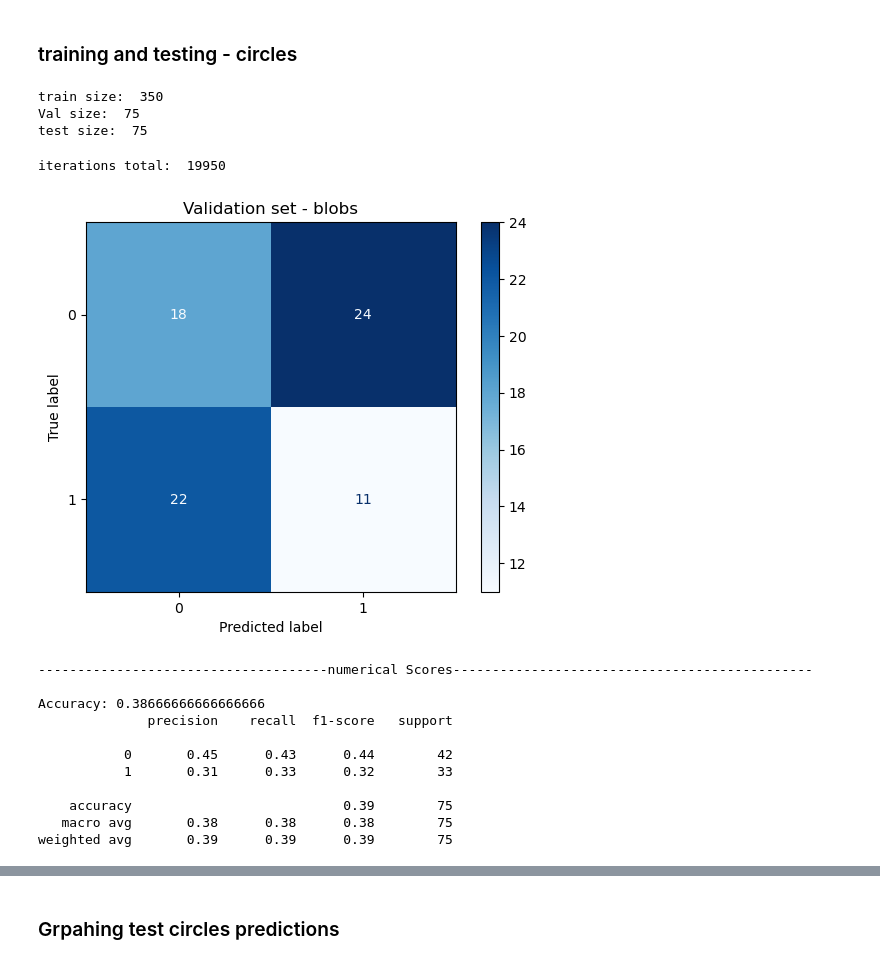
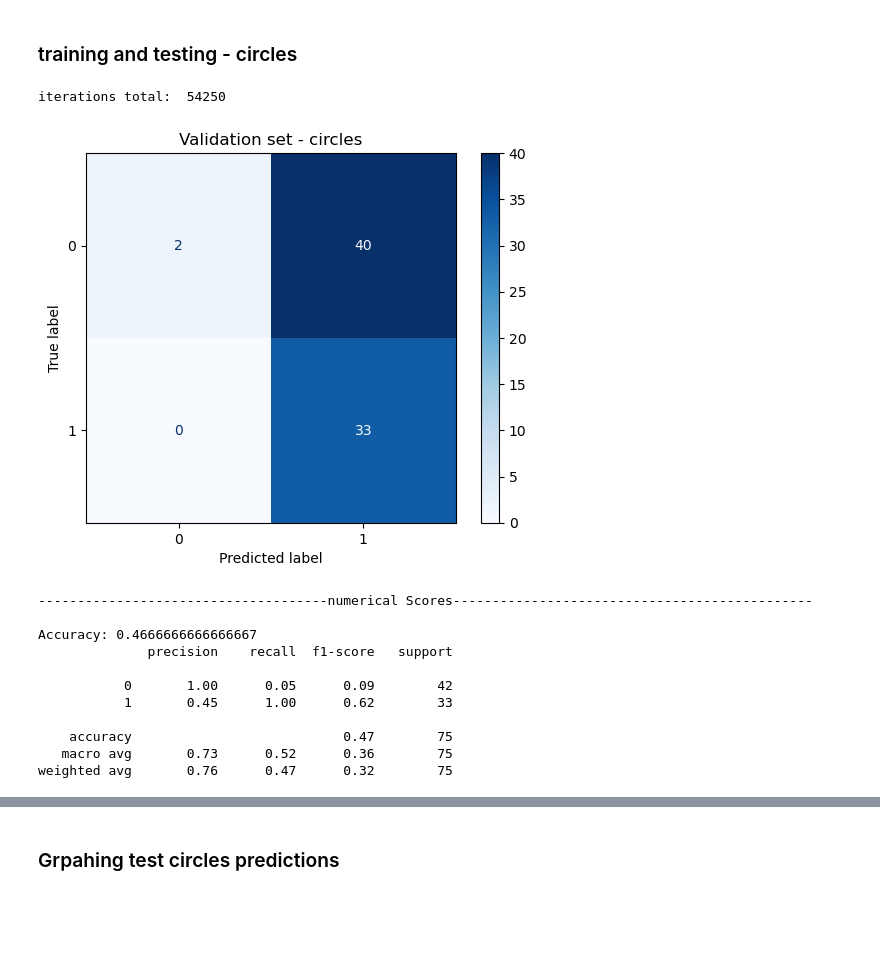
Before and after one commit to Liam-Caffrey/Coded-NN, a Jupyter notebook: deep learning/Assignment1_LiamCaffrey.ipynb, the cells around one changed output, grey strips where cells are left out. Drawn from its saved outputs; the diff is of its cells as text; code cells hidden in the pictures; blank space fills up the shorter version.

```diff
--- a/deep learning/Assignment1_LiamCaffrey.ipynb
+++ b/deep learning/Assignment1_LiamCaffrey.ipynb
@@ -37,0 +54,10 @@ def lossfunction(y, y_hat):
+# %%
+# train = 70%
+# test = 15%
+# validaiton = 15%
+X_train2, X_temp, y_train2, y_temp = train_test_split(x_circles, y_circles, test_size=0.3, random_state=39)
+X_val2, X_test2, y_val2, y_test2 = train_test_split(X_temp, y_temp, test_size=0.5, random_state=39)
+
+print("train size: ", len(X_train2))
+print("Val size: ", len(X_val2))
+print("test size: ", len(X_test2))
@@ -345,48 +362,34 @@ plt.close(fig)
 [figure]
 # %% [markdown]
 ### training and testing - circles
-# %%
-# train = 70%
-# test = 15%
-# validaiton = 15%
-X_train, X_temp, y_train, y_temp = train_test_split(x_circles, y_circles, test_size=0.3, random_state=39)
-X_val, X_test, y_val, y_test = train_test_split(X_temp, y_temp, test_size=0.5, random_state=39)
-
-print("train size: ", len(X_train))
-print("Val size: ", len(X_val))
-print("test size: ", len(X_test))
-# %% [output]
-train size:  350
-Val size:  75
-test size:  75
 # %%
 model = LogRegNNet(0.05,100000,0.01)
-model.train(X_train, y_train)
-predictions = model.predict(X_val)
+model.train(X_train2, y_train2)
+predictions2 = model.predict(X_val2)
 
-accuracy = accuracy_score(y_val, predictions)
-cm = confusion_matrix(y_val, predictions)
+accuracy = accuracy_score(y_val2, predictions2)
+cm = confusion_matrix(y_val2, predictions2)
 cm = ConfusionMatrixDisplay(confusion_matrix = cm, display_labels = [0, 1])
 cm.plot(cmap="Blues")
-plt.title("Validation set - blobs")
+plt.title("Validation set - circles")
 plt.show()
 print("")
 print("-------------------------------------numerical Scores----------------------------------------------")
 print("")
 print(f'Accuracy: {accuracy}')
-print( classification_report(y_val, predictions, target_names=["0", "1"]))
+print( classification_report(y_val2, predictions2, target_names=["0", "1"]))
 # %% [output]
-iterations total:  19950
+iterations total:  54250
-[figure, old version]
+[figure, new version]
 -------------------------------------numerical Scores----------------------------------------------
 
-Accuracy: 0.38666666666666666
+Accuracy: 0.4666666666666667
               precision    recall  f1-score   support
 
-           0       0.45      0.43      0.44        42
-           1       0.31      0.33      0.32        33
+           0       1.00      0.05      0.09        42
+           1       0.45      1.00      0.62        33
 
-    accuracy                           0.39        75
-   macro avg       0.38      0.38      0.38        75
-weighted avg       0.39      0.39      0.39        75
+    accuracy                           0.47        75
+   macro avg       0.73      0.52      0.36        75
+weighted avg       0.76      0.47      0.32        75
 # %%
```
Also changed, not shown: parts of 30 cells of this notebook.
